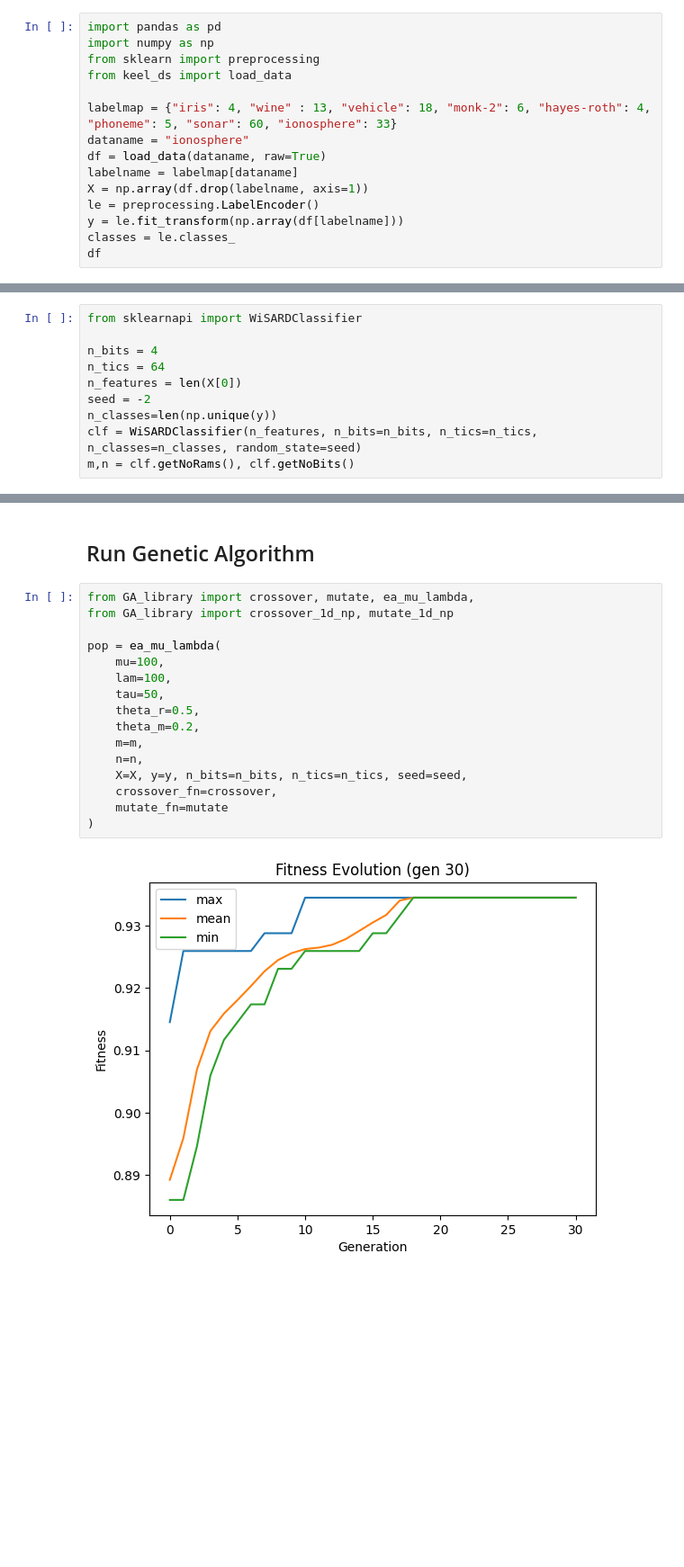
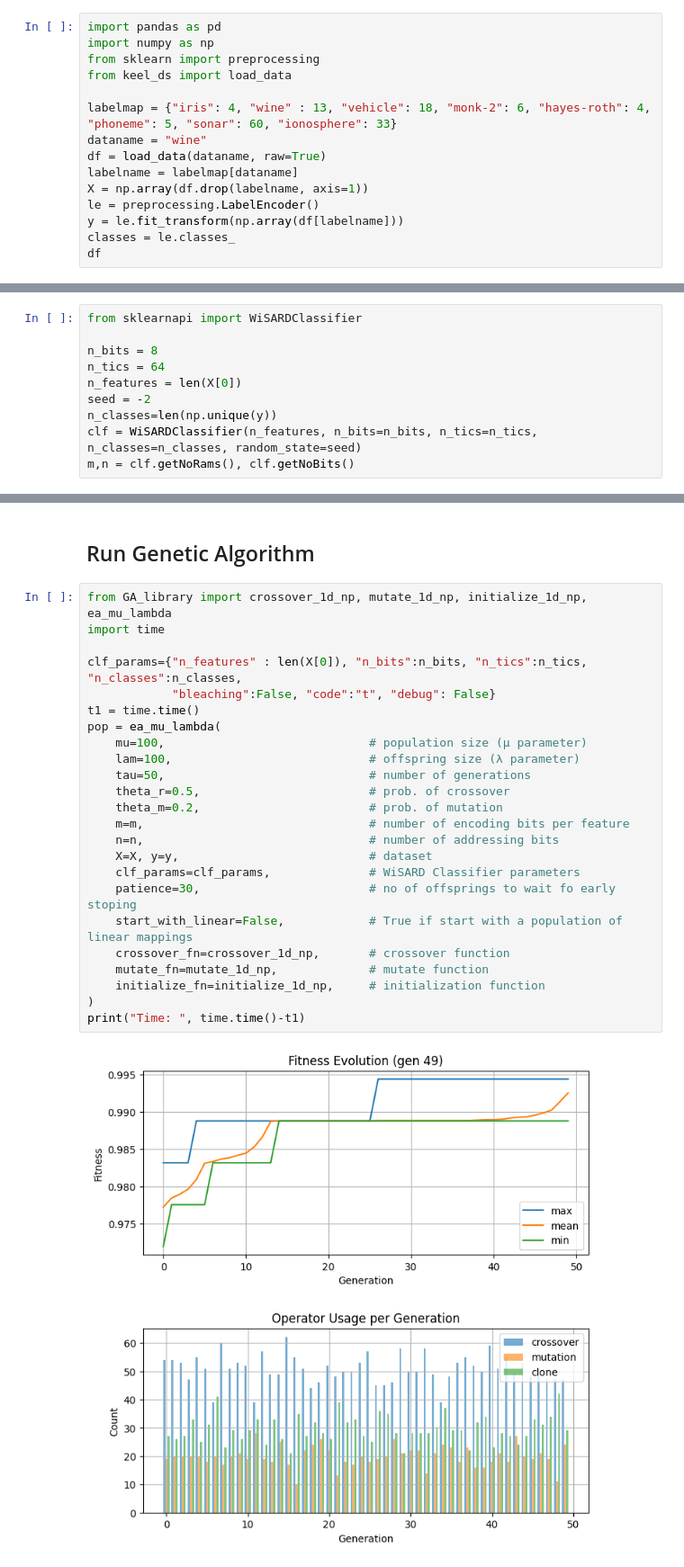
Before and after one commit to giordamaug/WisardLib4Python, a Jupyter notebook: test_GA.ipynb, the cells around one changed output, grey strips where cells are left out. Shown at 90% size. Saved outputs shown, nothing was run; the diff lists cells and outputs as text; blank space fills up the shorter version.

```diff
--- a/test_GA.ipynb
+++ b/test_GA.ipynb
@@ -7,7 +7,7 @@ from sklearn import preprocessing
 from keel_ds import load_data
 
 labelmap = {"iris": 4, "wine" : 13, "vehicle": 18, "monk-2": 6, "hayes-roth": 4, "phoneme": 5, "sonar": 60, "ionosphere": 33}
-dataname = "ionosphere"
+dataname = "wine"
 df = load_data(dataname, raw=True)
 labelname = labelmap[dataname]
 X = np.array(df.drop(labelname, axis=1))
@@ -34,7 +34,7 @@ df
 # %%
 from sklearnapi import WiSARDClassifier
 
-n_bits = 4
+n_bits = 8
 n_tics = 64
 n_features = len(X[0])
 seed = -2
@@ -48,20 +44,28 @@ m,n
 # %% [markdown]
 ## Run Genetic Algorithm
 # %%
-from GA_library import crossover, mutate, ea_mu_lambda,
-from GA_library import crossover_1d_np, mutate_1d_np
+from GA_library import crossover_1d_np, mutate_1d_np, initialize_1d_np, ea_mu_lambda
+import time
 
+clf_params={"n_features" : len(X[0]), "n_bits":n_bits, "n_tics":n_tics, "n_classes":n_classes,
+            "bleaching":False, "code":"t", "debug": False}
+t1 = time.time()
 pop = ea_mu_lambda(
-    mu=100,
-    lam=100,
-    tau=50,
-    theta_r=0.5,
-    theta_m=0.2,
-    m=m,
-    n=n,
-    X=X, y=y, n_bits=n_bits, n_tics=n_tics, seed=seed,
-    crossover_fn=crossover,
-    mutate_fn=mutate
+    mu=100,                             # population size (μ parameter)
+    lam=100,                            # offspring size (λ parameter)
+    tau=50,                             # number of generations
+    theta_r=0.5,                        # prob. of crossover
+    theta_m=0.2,                        # prob. of mutation
+    m=m,                                # number of encoding bits per feature
+    n=n,                                # number of addressing bits
+    X=X, y=y,                           # dataset
+    clf_params=clf_params,              # WiSARD Classifier parameters
+    patience=30,                        # no of offsprings to wait fo early stoping
+    start_with_linear=False,            # True if start with a population of linear mappings
+    crossover_fn=crossover_1d_np,       # crossover function
+    mutate_fn=mutate_1d_np,             # mutate function
+    initialize_fn=initialize_1d_np,     # initialization function
 )
+print("Time: ", time.time()-t1)
 # %% [output]
-[figure, old version]
+[figure, new version]
```
Also changed, not shown: parts of 6 cells of this notebook.
